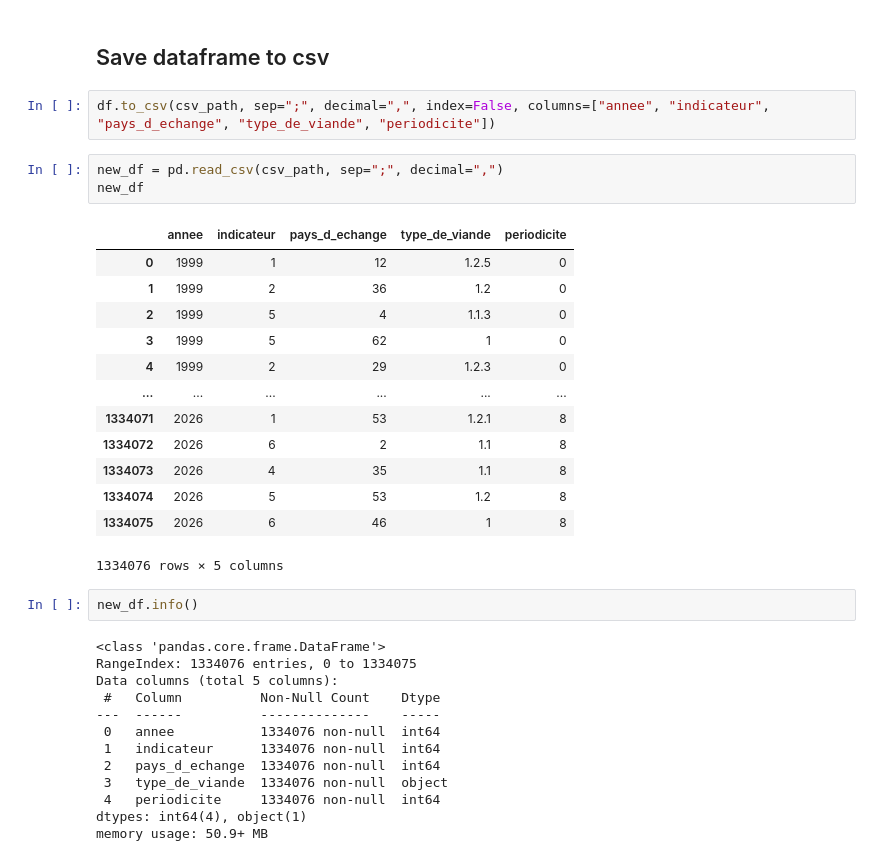
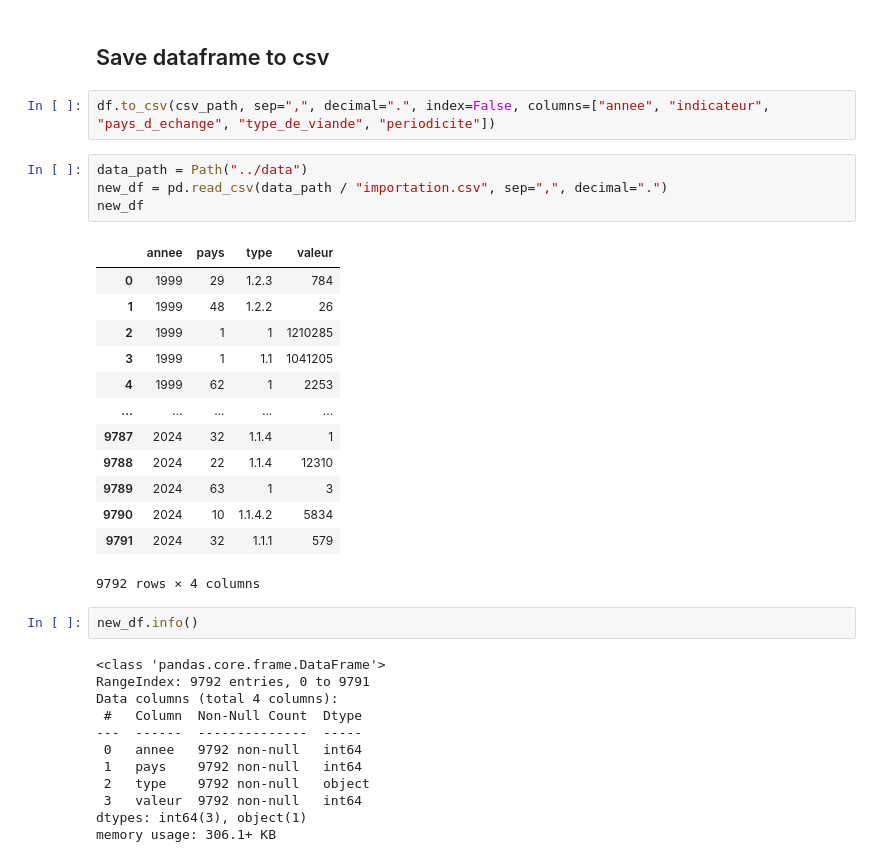
Before and after one commit to youchen-363/consommation-produits-animaliers, a Jupyter notebook: data_processing/analysis.ipynb, the cells around one changed output. Drawn from its saved outputs; the diff is of its cells as text.

```diff
--- a/data_processing/analysis.ipynb
+++ b/data_processing/analysis.ipynb
@@ -323,37 +321,37 @@ mapper
 # %% [markdown]
 ## Save dataframe to csv
 # %%
-df.to_csv(csv_path, sep=";", decimal=",", index=False, columns=["annee", "indicateur", "pays_d_echange", "type_de_viande", "periodicite"])
+df.to_csv(csv_path, sep=",", decimal=".", index=False, columns=["annee", "indicateur", "pays_d_echange", "type_de_viande", "periodicite"])
 # %%
-new_df = pd.read_csv(csv_path, sep=";", decimal=",")
+data_path = Path("../data")
+new_df = pd.read_csv(data_path / "importation.csv", sep=",", decimal=".")
 new_df
 # %% [output]
-|  | annee | indicateur | pays_d_echange | type_de_viande | periodicite |
-| 0 | 1999 | 1 | 12 | 1.2.5 | 0 |
-| 1 | 1999 | 2 | 36 | 1.2 | 0 |
-| 2 | 1999 | 5 | 4 | 1.1.3 | 0 |
-| 3 | 1999 | 5 | 62 | 1 | 0 |
-| 4 | 1999 | 2 | 29 | 1.2.3 | 0 |
-| ... | ... | ... | ... | ... | ... |
-| 1334071 | 2026 | 1 | 53 | 1.2.1 | 8 |
-| 1334072 | 2026 | 6 | 2 | 1.1 | 8 |
-| 1334073 | 2026 | 4 | 35 | 1.1 | 8 |
-| 1334074 | 2026 | 5 | 53 | 1.2 | 8 |
-| 1334075 | 2026 | 6 | 46 | 1 | 8 |
+|  | annee | pays | type | valeur |
+| 0 | 1999 | 29 | 1.2.3 | 784 |
+| 1 | 1999 | 48 | 1.2.2 | 26 |
+| 2 | 1999 | 1 | 1 | 1210285 |
+| 3 | 1999 | 1 | 1.1 | 1041205 |
+| 4 | 1999 | 62 | 1 | 2253 |
+| ... | ... | ... | ... | ... |
+| 9787 | 2024 | 32 | 1.1.4 | 1 |
+| 9788 | 2024 | 22 | 1.1.4 | 12310 |
+| 9789 | 2024 | 63 | 1 | 3 |
+| 9790 | 2024 | 10 | 1.1.4.2 | 5834 |
+| 9791 | 2024 | 32 | 1.1.1 | 579 |
-1334076 rows × 5 columns
+9792 rows × 4 columns
 # %%
 new_df.info()
 # %% [output]
 <class 'pandas.core.frame.DataFrame'>
-RangeIndex: 1334076 entries, 0 to 1334075
-Data columns (total 5 columns):
- #   Column          Non-Null Count    Dtype
----  ------          --------------    -----
- 0   annee           1334076 non-null  int64
- 1   indicateur      1334076 non-null  int64
- 2   pays_d_echange  1334076 non-null  int64
- 3   type_de_viande  1334076 non-null  object
- 4   periodicite     1334076 non-null  int64
-dtypes: int64(4), object(1)
-memory usage: 50.9+ MB
+RangeIndex: 9792 entries, 0 to 9791
+Data columns (total 4 columns):
+ #   Column  Non-Null Count  Dtype
+---  ------  --------------  -----
+ 0   annee   9792 non-null   int64
+ 1   pays    9792 non-null   int64
+ 2   type    9792 non-null   object
+ 3   valeur  9792 non-null   int64
+dtypes: int64(3), object(1)
+memory usage: 306.1+ KB
 # %%
```
Also changed, not shown: parts of 12 cells of this notebook, 5 other files.
